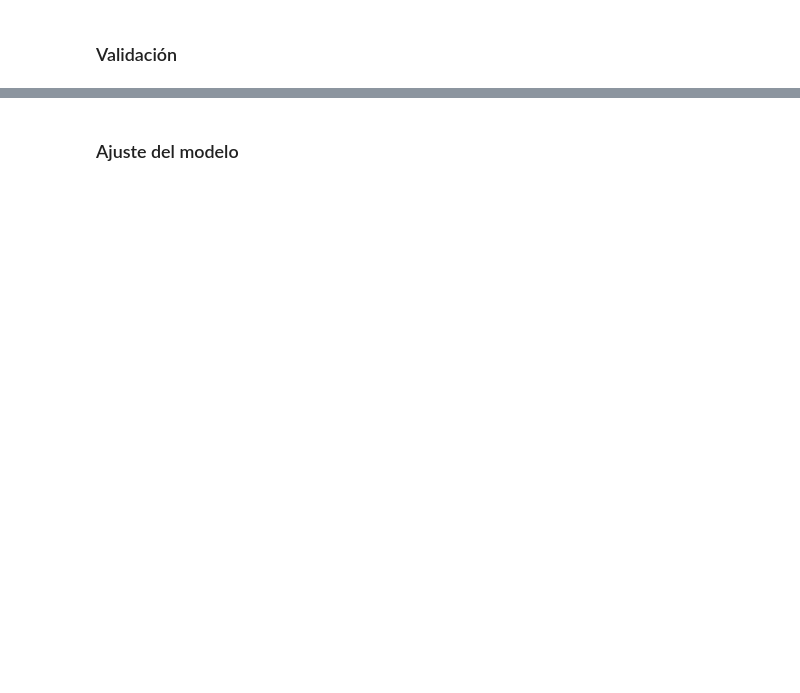
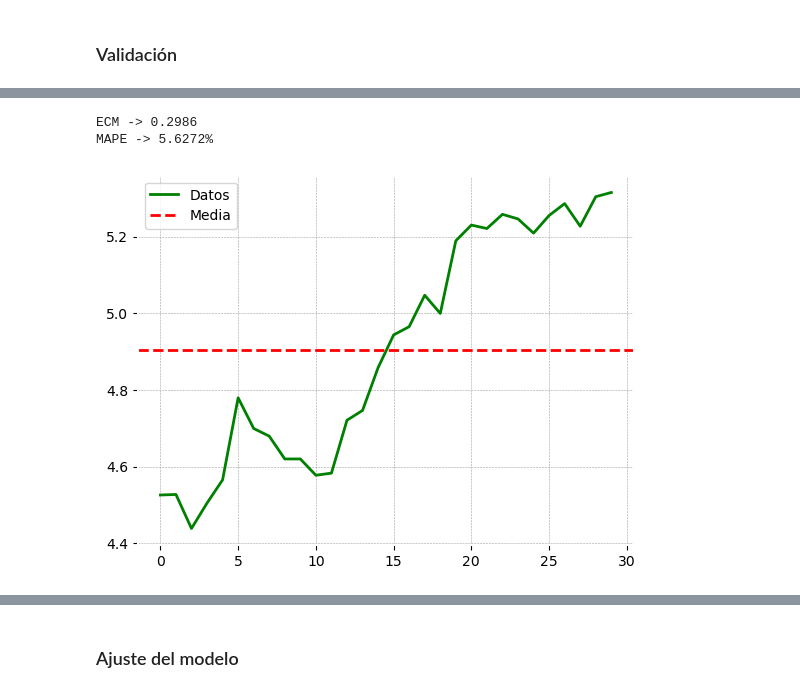
Before and after one commit to bereamanuel/analisisCarteras, a Jupyter notebook: BereaManuel_Actividad2.ipynb, the cells around one changed output, grey strips where cells are left out. Saved outputs shown, nothing was run; the diff lists cells and outputs as text; code cells hidden in the pictures; blank space fills up the shorter version.

```diff
--- a/BereaManuel_Actividad2.ipynb
+++ b/BereaManuel_Actividad2.ipynb
@@ -364,0 +371,15 @@ Si nos fijamos en la tabla, vemos como el mejor resultado lo obtiene el método
+# %%
+n = len(datos)
+d = datos
+m = np.mean(d)
+ecm = np.sqrt((1/n)*(np.sum( (d-m)**2 )) )
+mape = 100/n * np.sum(np.abs(d-m)/np.abs(d))
+print( f"ECM -> {round(ecm,4)}\nMAPE -> {round(mape,4)}%")
+plt.plot(d, label = "Datos",color = "green")
+plt.axhline(m, label = "Media",color = 'red',linestyle='dashed' )
+plt.legend()
+plt.show()
+# %% [output]
+ECM -> 0.2986
+MAPE -> 5.6272%
+[figure, added]
```
Also changed, not shown: parts of 18 cells of this notebook.
